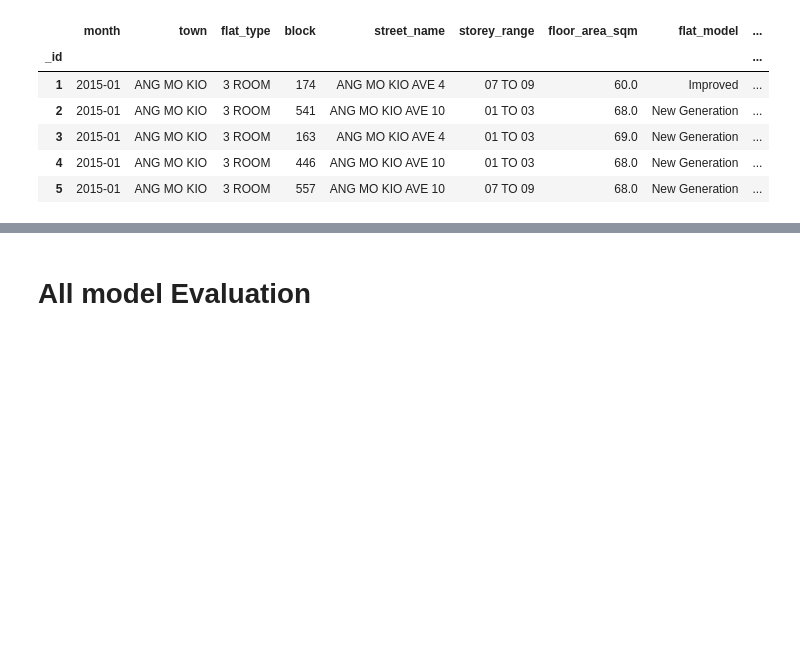
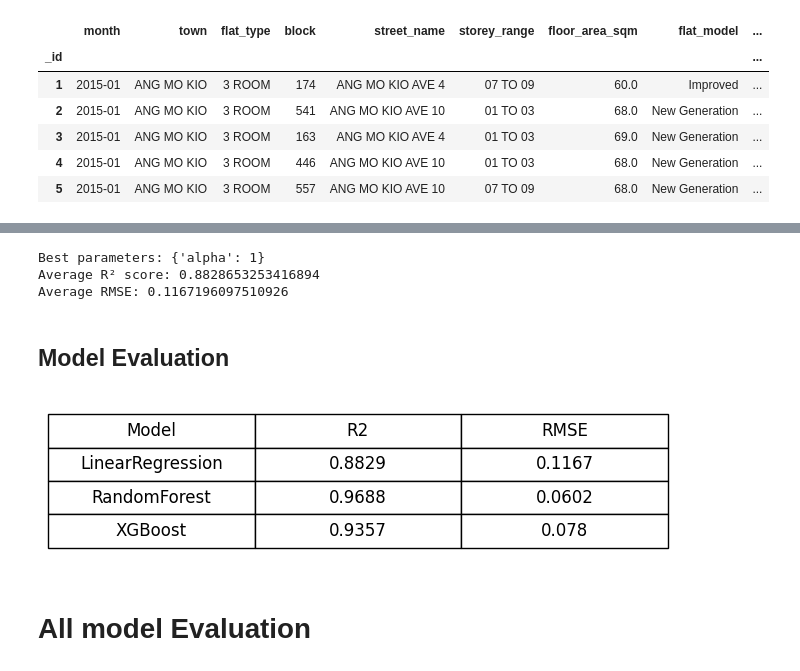
Before and after one commit to Faldho23/hdb-price-prediction, a Jupyter notebook: model_training.ipynb, the cells around one changed output, grey strips where cells are left out. Cells and saved outputs as stored; diff of their text form; code cells hidden in the pictures; blank space fills up the shorter version.

Commit message:
Clean model_training.ipynb

```diff
--- a/model_training.ipynb
+++ b/model_training.ipynb
@@ -107,17 +97,0 @@ X_processed_ridge = preprocessor_ridge.fit_transform(X_ridge)
-# %%
-# ------------------------------------------------------------------------------
-# Training Lasso Regression
-# ------------------------------------------------------------------------------
-
-'''
-params_ridge = {'alpha': [0.01, 0.1, 1, 10, 100]}
-ridge_model = Ridge()
-
-grid_ridge = GridSearchCV(ridge_model, params_ridge, cv=5, scoring='r2')
-grid_ridge.fit(X_processed_ridge, y)
-
-print("Best alpha:", grid_ridge.best_params_)
-print("Best R²:", grid_ridge.best_score_)
-
-joblib.dump(grid_ridge, "models/ridge_regression_gridsearch.pkl")
-'''
@@ -128,4 +98 @@ Best R²: 0.7457609188504882
-# %%
-# Load Ridge Regression model
-grid_ridge = joblib.load("models/ridge_regression_gridsearch.pkl")
 # %% [markdown]
@@ -185,4 +142,0 @@ Best R²: 0.9615249535342307
-# %%
-# Load Random Forest model
-grid_rf = joblib.load("models/random_forest_gridsearch.pkl")
-print("Best parameters:", grid_rf.best_estimator_)
@@ -301,2 +196,58 @@ Best parameters: XGBRegressor(base_score=None, booster=None, callbacks=None,
+# %%
+ridge_model = Ridge()
+
+ridge_params = {'alpha': [0.01, 0.1, 1, 10, 100]}
+
+ridge_grid = GridSearchCV(
+    estimator=ridge_model,
+    param_grid=ridge_params,
+    cv=kf,
+    scoring=scoring,
+    refit='r2')
+
+if os.path.exists("models/ridge_regression_model.pkl"):
+    ridge_grid = joblib.load("models/ridge_regression_model.pkl")
+    print("Loaded Ridge Regression GridSearch from disk")
+else:
+    ridge_grid.fit(X_processed, y)
+
+    model_scores2['RidgeRegression'] = {
+        "r2": ridge_grid.cv_results_['mean_test_r2'][ridge_grid.best_index_],
+        "rmse":ridge_grid.cv_results_['mean_test_rmse'][ridge_grid.best_index_]
+    }
+
+    joblib.dump(ridge_grid, "models/ridge_regression_model.pkl")
+
+print("Best parameters:", ridge_grid.best_params_)
+print("Average R² score:", model_scores2['RidgeRegression']['r2'])
+print("Average RMSE:", model_scores2['RidgeRegression']['rmse'])
+# %% [output]
+Best parameters: {'alpha': 1}
+Average R² score: 0.8828653253416894
+Average RMSE: 0.1167196097510926
+# %% [markdown]
+<h2> Model Evaluation
+# %%
+import matplotlib.pyplot as plt
+
+model_evaluation = pd.DataFrame(model_scores).T
+model_evaluation.reset_index(inplace=True)
+model_evaluation.rename(columns={'index': 'Model'}, inplace=True)
+
+model_evaluation.columns = ['Model', 'R2', 'RMSE']
+
+model_evaluation['R2'] = model_evaluation['R2'].apply(lambda x: round(x, 4))
+model_evaluation['RMSE'] = model_evaluation['RMSE'].apply(lambda x: round(x, 4))
+
+fig, ax = plt.subplots(figsize=(4, 2))
+ax.axis('tight')
+ax.axis('off')
+table = ax.table(cellText=model_evaluation.values, colLabels=model_evaluation.columns, cellLoc='center', loc='center')
+table.auto_set_font_size(False)
+table.set_fontsize(12)
+table.scale(2,2)
+plt.show()
+# %% [output]
+[figure, added]
 # %% [markdown]
 <h1>All model Evaluation
```
Also changed, not shown: parts of 33 cells of this notebook.
